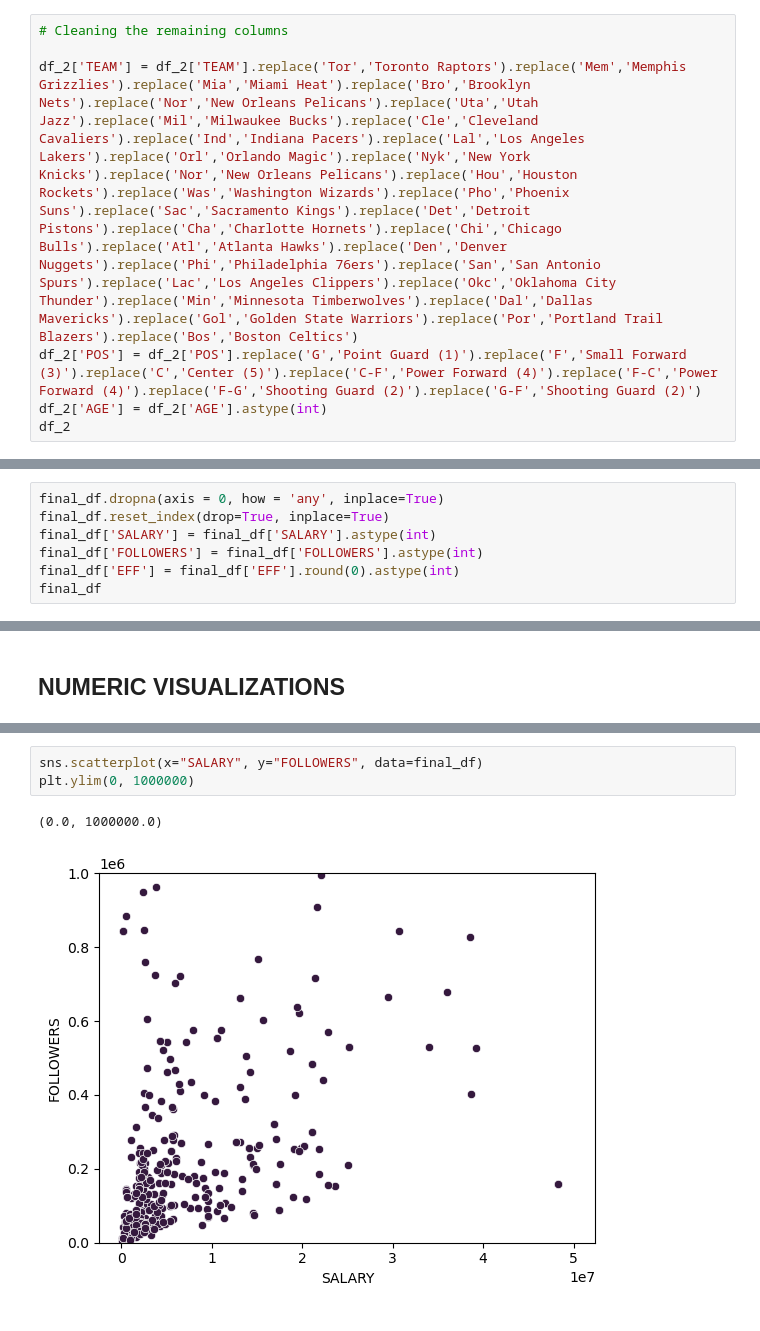
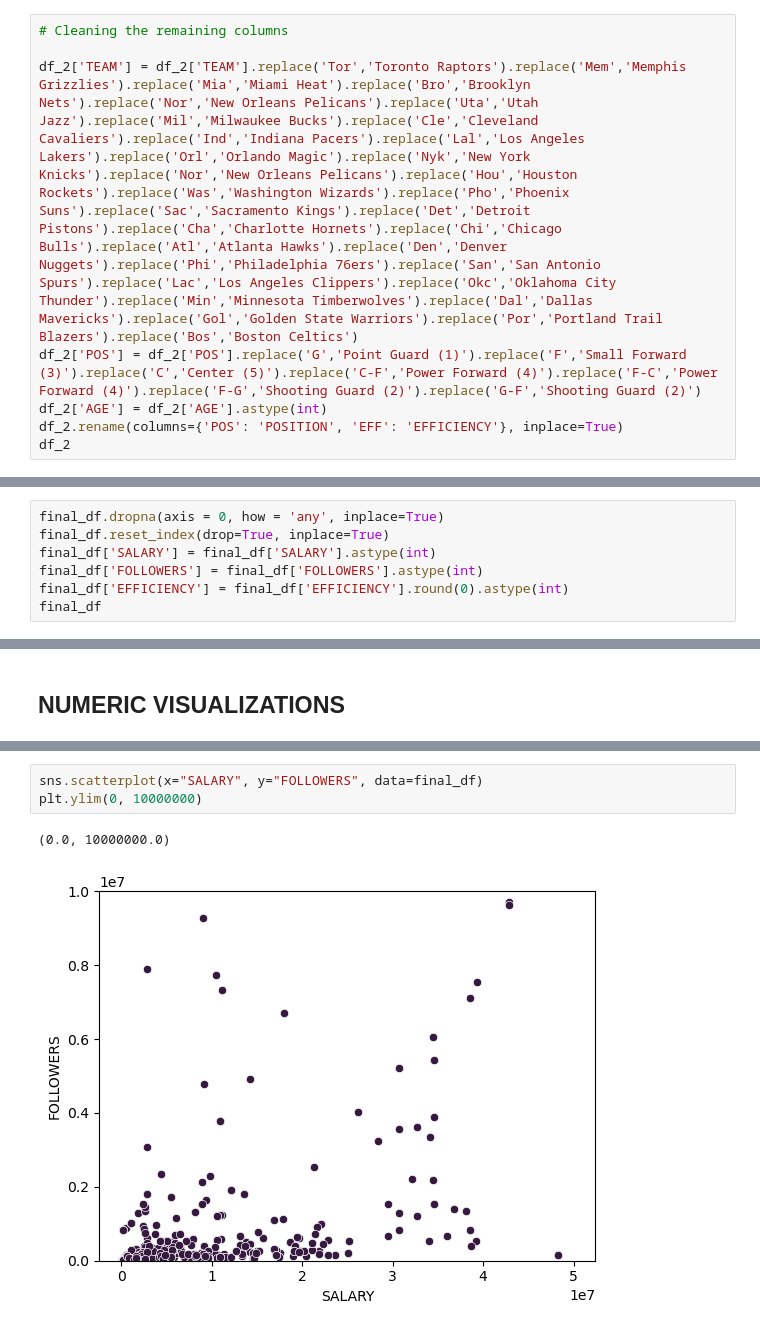
Before and after one commit to marcdalmaum/project_2, a Jupyter notebook: project_2.ipynb, the cells around one changed output, grey strips where cells are left out. Drawn from its saved outputs; the diff is of its cells as text.

```diff
--- a/project_2.ipynb
+++ b/project_2.ipynb
@@ -82,5 +83,6 @@ df_2.drop(columns=['TS%','PPG','RPG','APG','SPG','BPG','TOPG','MPPG'], inplace=T
 df_2['TEAM'] = df_2['TEAM'].replace('Tor','Toronto Raptors').replace('Mem','Memphis Grizzlies').replace('Mia','Miami Heat').replace('Bro','Brooklyn Nets').replace('Nor','New Orleans Pelicans').replace('Uta','Utah Jazz').replace('Mil','Milwaukee Bucks').replace('Cle','Cleveland Cavaliers').replace('Ind','Indiana Pacers').replace('Lal','Los Angeles Lakers').replace('Orl','Orlando Magic').replace('Nyk','New York Knicks').replace('Nor','New Orleans Pelicans').replace('Hou','Houston Rockets').replace('Was','Washington Wizards').replace('Pho','Phoenix Suns').replace('Sac','Sacramento Kings').replace('Det','Detroit Pistons').replace('Cha','Charlotte Hornets').replace('Chi','Chicago Bulls').replace('Atl','Atlanta Hawks').replace('Den','Denver Nuggets').replace('Phi','Philadelphia 76ers').replace('San','San Antonio Spurs').replace('Lac','Los Angeles Clippers').replace('Okc','Oklahoma City Thunder').replace('Min','Minnesota Timberwolves').replace('Dal','Dallas Mavericks').replace('Gol','Golden State Warriors').replace('Por','Portland Trail Blazers').replace('Bos','Boston Celtics')
 df_2['POS'] = df_2['POS'].replace('G','Point Guard (1)').replace('F','Small Forward (3)').replace('C','Center (5)').replace('C-F','Power Forward (4)').replace('F-C','Power Forward (4)').replace('F-G','Shooting Guard (2)').replace('G-F','Shooting Guard (2)')
 df_2['AGE'] = df_2['AGE'].astype(int)
+df_2.rename(columns={'POS': 'POSITION', 'EFF': 'EFFICIENCY'}, inplace=True)
 df_2
 # %% [output]
@@ -281,6 +283,6 @@ final_df.dropna(axis = 0, how = 'any', inplace=True)
 final_df.reset_index(drop=True, inplace=True)
 final_df['SALARY'] = final_df['SALARY'].astype(int)
 final_df['FOLLOWERS'] = final_df['FOLLOWERS'].astype(int)
-final_df['EFF'] = final_df['EFF'].round(0).astype(int)
+final_df['EFFICIENCY'] = final_df['EFFICIENCY'].round(0).astype(int)
 final_df
 # %% [output]
@@ -387,7 +397,7 @@ sns.scatterplot(x="SALARY", y="EFF", data=final_df)
 # %%
 sns.scatterplot(x="SALARY", y="FOLLOWERS", data=final_df)
-plt.ylim(0, 1000000)
+plt.ylim(0, 10000000)
 # %% [output]
-(0.0, 1000000.0)
+(0.0, 10000000.0)
-[figure, old version]
+[figure, new version]
 # %%
```
Also changed, not shown: parts of 28 cells of this notebook.
